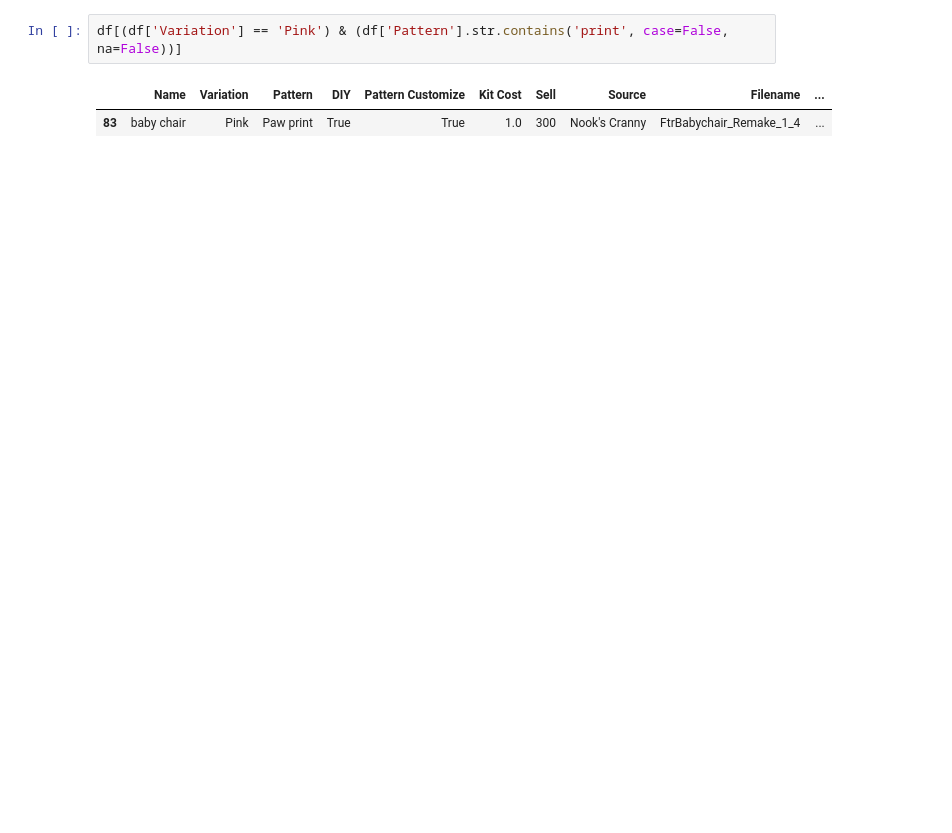
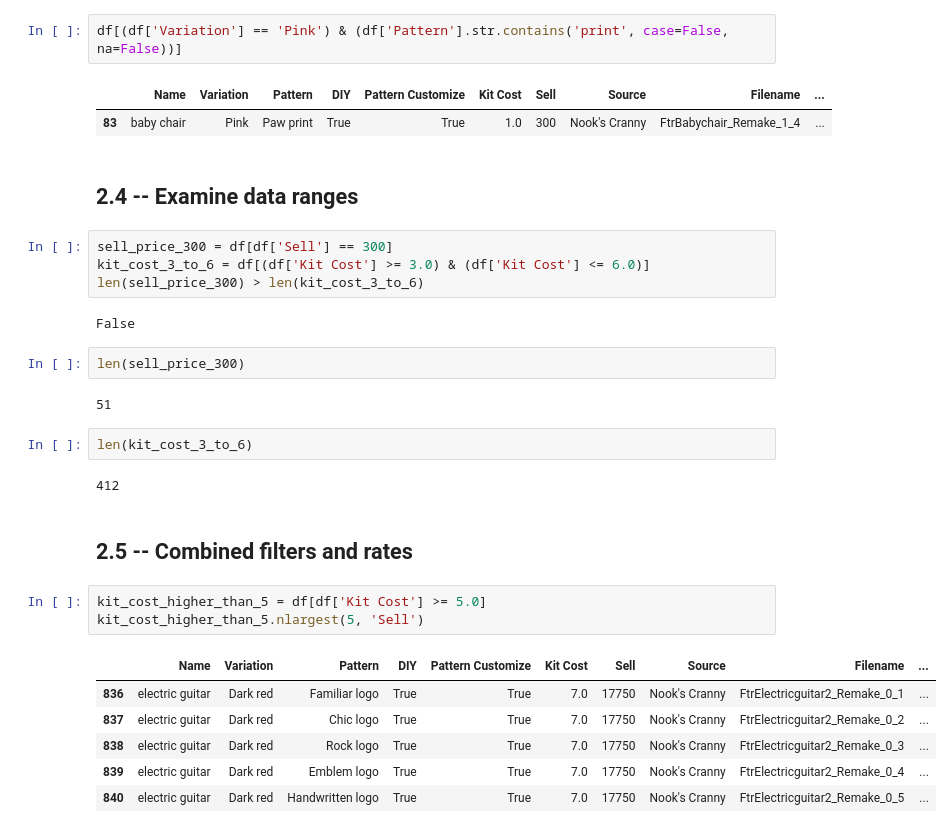
Before and after one commit to OnishchenkoDaria/data-processing-labs, a Jupyter notebook: sample.ipynb, the cells around one changed output. Cells and saved outputs as stored; diff of their text form; blank space fills up the shorter version.

Commit message:
feat: completed 2.4 - 2.5, ranges, filters, rates

```diff
--- a/sample.ipynb
+++ b/sample.ipynb
@@ -213,3 +213,31 @@ df[(df['Variation'] == 'Pink') & (df['Pattern'].str.contains('print', case=False
 # %% [output]
 |  | Name | Variation | Pattern | DIY | Pattern Customize | Kit Cost | Sell | Source | Filename | ... |
 | 83 | baby chair | Pink | Paw print | True | True | 1.0 | 300 | Nook's Cranny | FtrBabychair_Remake_1_4 | ... |
+# %% [markdown]
+## 2.4 -- Examine data ranges
+# %%
+sell_price_300 = df[df['Sell'] == 300]
+kit_cost_3_to_6 = df[(df['Kit Cost'] >= 3.0) & (df['Kit Cost'] <= 6.0)]
+len(sell_price_300) > len(kit_cost_3_to_6)
+# %% [output]
+False
+# %%
+len(sell_price_300)
+# %% [output]
+51
+# %%
+len(kit_cost_3_to_6)
+# %% [output]
+412
+# %% [markdown]
+## 2.5 -- Combined filters and rates
+# %%
+kit_cost_higher_than_5 = df[df['Kit Cost'] >= 5.0]
+kit_cost_higher_than_5.nlargest(5, 'Sell')
+# %% [output]
+|  | Name | Variation | Pattern | DIY | Pattern Customize | Kit Cost | Sell | Source | Filename | ... |
+| 836 | electric guitar | Dark red | Familiar logo | True | True | 7.0 | 17750 | Nook's Cranny | FtrElectricguitar2_Remake_0_1 | ... |
+| 837 | electric guitar | Dark red | Chic logo | True | True | 7.0 | 17750 | Nook's Cranny | FtrElectricguitar2_Remake_0_2 | ... |
+| 838 | electric guitar | Dark red | Rock logo | True | True | 7.0 | 17750 | Nook's Cranny | FtrElectricguitar2_Remake_0_3 | ... |
+| 839 | electric guitar | Dark red | Emblem logo | True | True | 7.0 | 17750 | Nook's Cranny | FtrElectricguitar2_Remake_0_4 | ... |
+| 840 | electric guitar | Dark red | Handwritten logo | True | True | 7.0 | 17750 | Nook's Cranny | FtrElectricguitar2_Remake_0_5 | ... |
```
Also changed, not shown: parts of 1 cell of this notebook.
